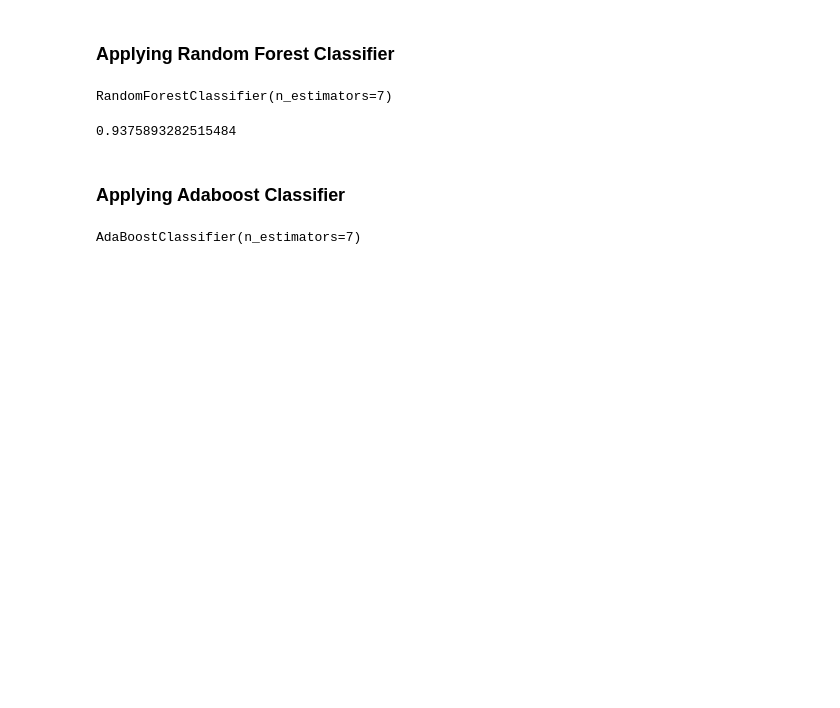
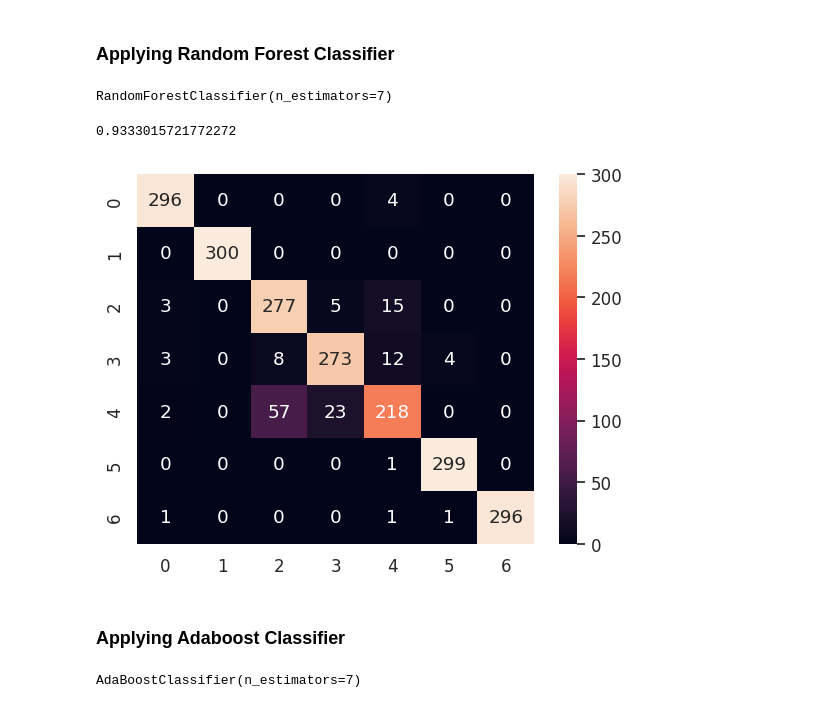
Before and after one commit to thakurboy004/Image-Segementation, a Jupyter notebook: Model-training.ipynb, the cells around one changed output. Cells and saved outputs as stored; diff of their text form; code cells hidden in the pictures; blank space fills up the shorter version.

```diff
--- a/Model-training.ipynb
+++ b/Model-training.ipynb
@@ -141,9 +153,12 @@ RandomForestClassifier(n_estimators=7)
 # %%
 model4_predict = model4.predict(X_test)
 acc4 = sk.metrics.accuracy_score(y_test, model4_predict)
-acc4
+print(acc4)
+conf_matrix = confusion_matrix(y_test, model4_predict)
+sns.heatmap(conf_matrix, annot=True, fmt='d');
 # %% [output]
-0.9375893282515484
+0.9333015721772272
+[figure, added]
 # %% [markdown]
 ### Applying Adaboost Classifier
 # %%
```
Also changed, not shown: parts of 6 cells of this notebook.
